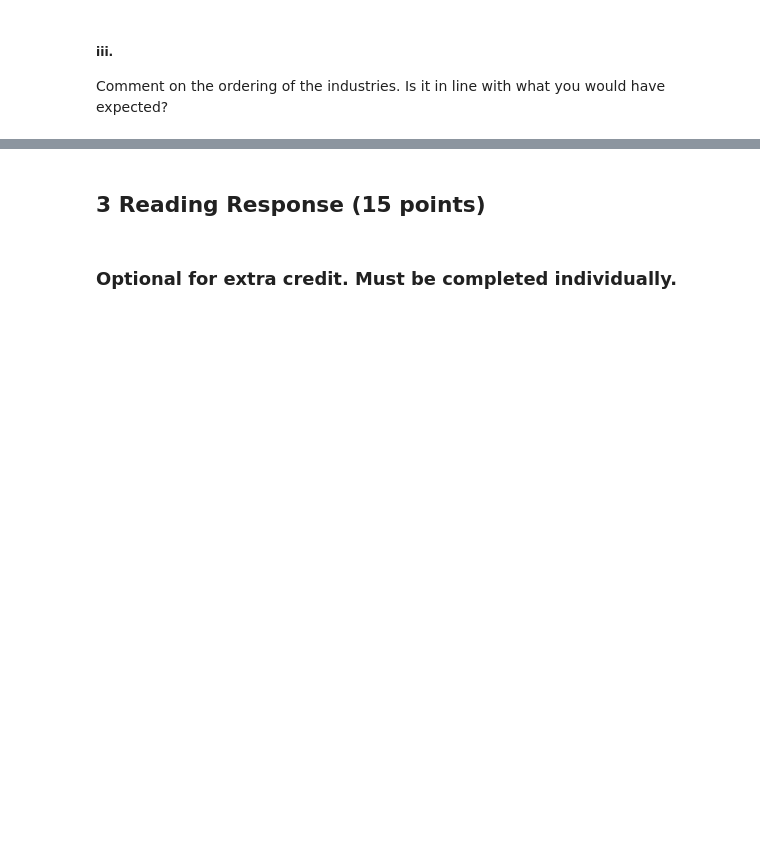
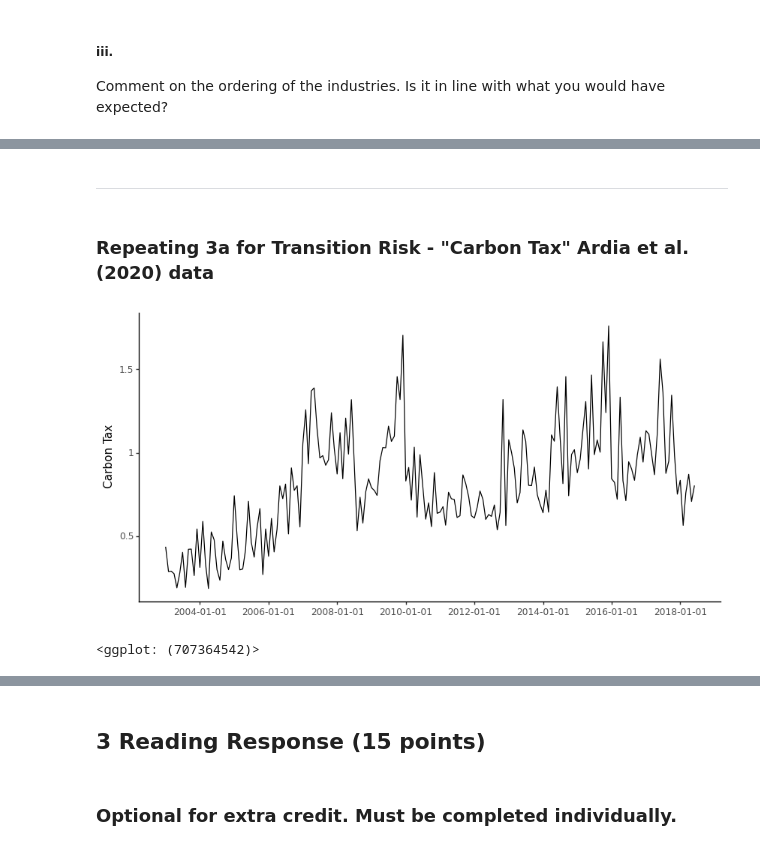
Before and after one commit to alanwake47/FINM-35000-Topics-in-Econ, a Jupyter notebook: week1/hw1/HW1_G2.ipynb, the cells around one changed output, grey strips where cells are left out. Cells and saved outputs as stored; diff of their text form; code cells hidden in the pictures; blank space fills up the shorter version.

```diff
--- a/week1/hw1/HW1_G2.ipynb
+++ b/week1/hw1/HW1_G2.ipynb
@@ -900,0 +962,11 @@ Comment on the ordering of the industries. Is it in line with what you would hav
+# %% [markdown]
+---
+# %% [markdown]
+### Repeating 3a for **Transition Risk - "Carbon Tax"** Ardia et al. (2020) data
+# %%
+#PLot the Carbon Tax data using ggplot
+p6 = (ggplot(df_ms_2022, aes(x=df_ms_2022.index, y="Carbon Tax"))+ p9.geom_line() + p9.theme_classic() + p9.theme(figure_size=(10, 5)))
+p6
+# %% [output]
+[figure, added]
+<ggplot: (707364542)>
```
Also changed, not shown: parts of 30 cells of this notebook, 1 other file.
